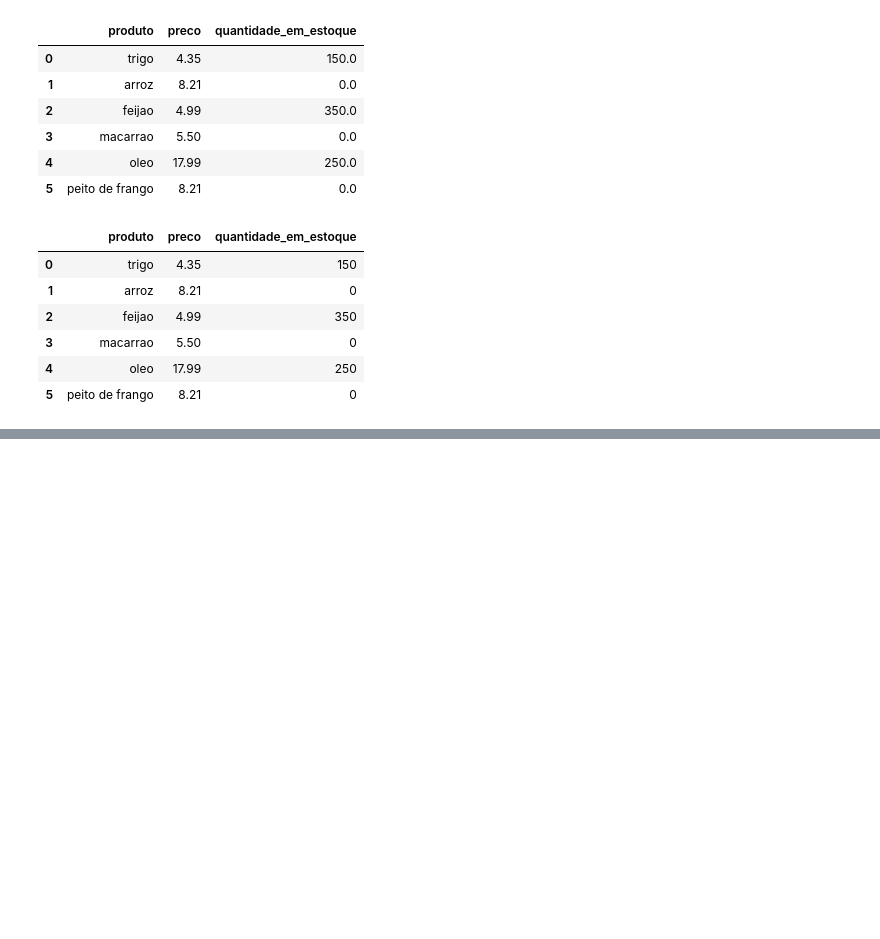
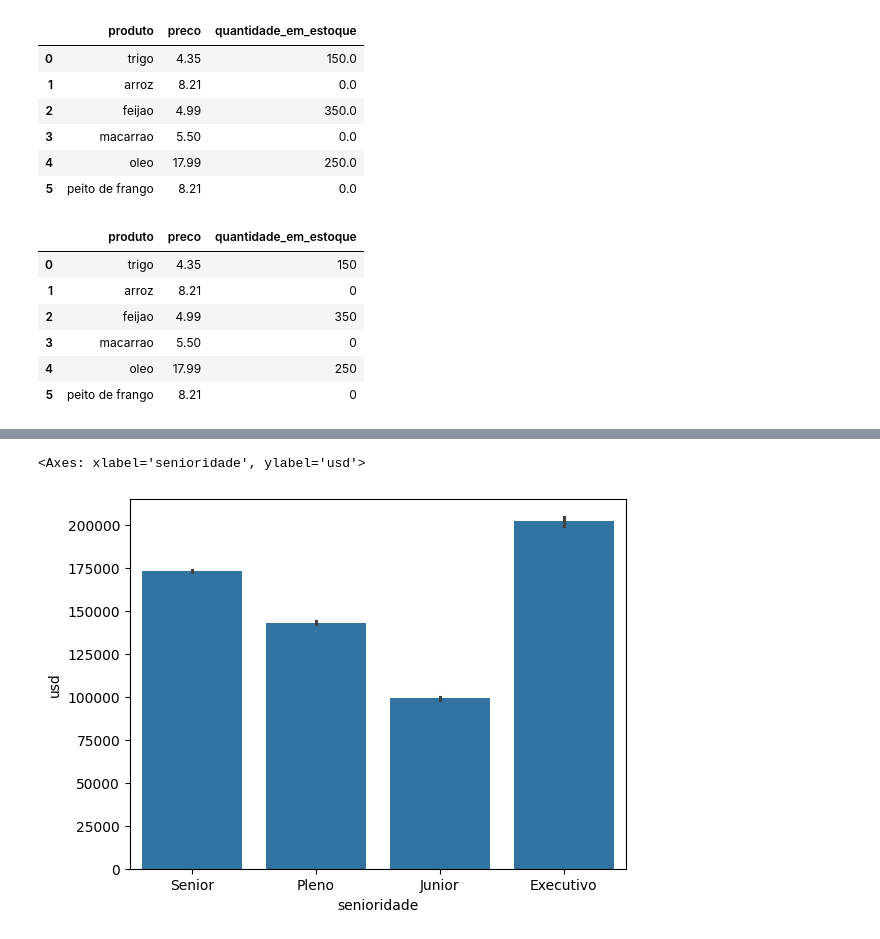
Before and after one commit to boechat/pythonestudando, a Jupyter notebook: Alura Imersao Dados_Python 2025.ipynb, the cells around one changed output, grey strips where cells are left out. Cells and saved outputs as stored; diff of their text form; code cells hidden in the pictures; blank space fills up the shorter version.

```diff
--- a/Alura Imersao Dados_Python 2025.ipynb
+++ b/Alura Imersao Dados_Python 2025.ipynb
@@ -516,0 +539,6 @@ df_produtos
+# %%
+# Precisa passar quais sao os dados, o x e o y
+sns.barplot(data = df_limpo, x='senioridade', y='usd')
+# %% [output]
+<Axes: xlabel='senioridade', ylabel='usd'>
+[figure, added]
```
Also changed, not shown: parts of 23 cells of this notebook.
